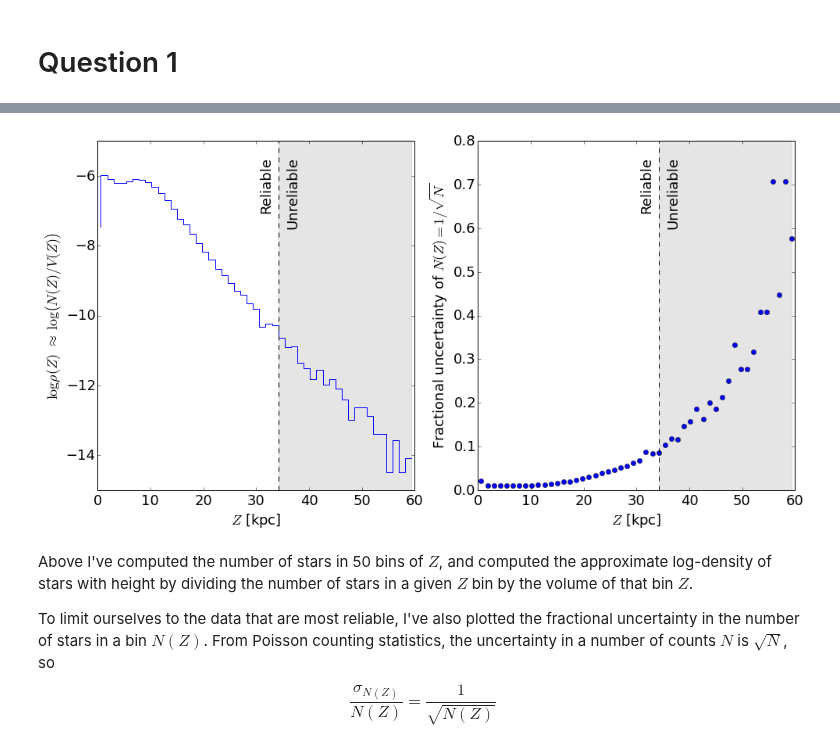
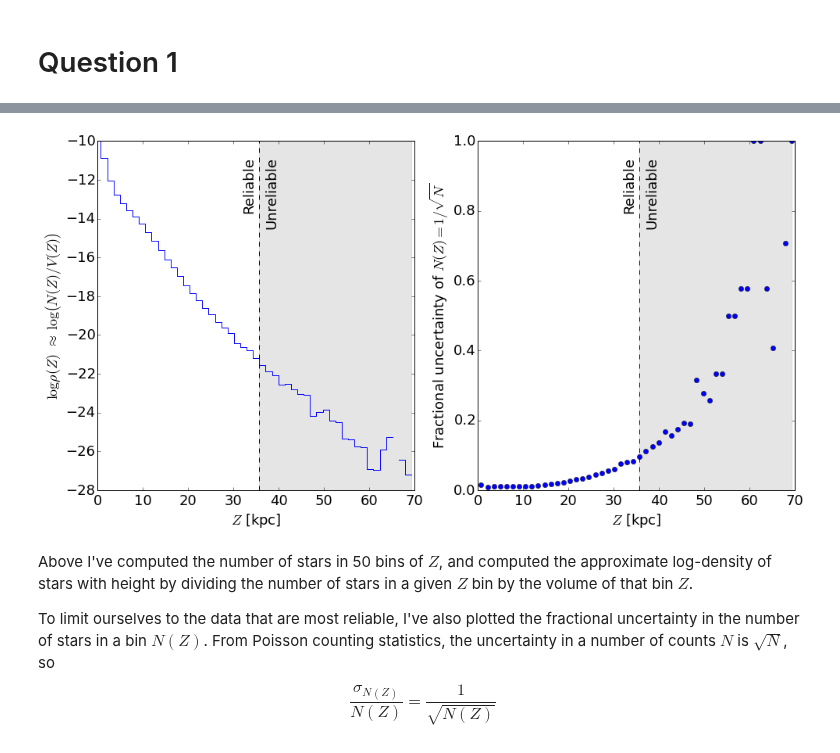
Before and after one commit to ivezic/Astr511, a Jupyter notebook: HW2015/Project1/Astr511_HW1_Morris.ipynb, the cells around one changed output, grey strips where cells are left out. Saved outputs shown, nothing was run; the diff lists cells and outputs as text; code cells hidden in the pictures.

```diff
--- a/HW2015/Project1/Astr511_HW1_Morris.ipynb
+++ b/HW2015/Project1/Astr511_HW1_Morris.ipynb
@@ -63,6 +63,6 @@ data['M_r^0'] = -5.06 + 14.32*x - 12.97*x**2 + 6.127*x**3 - 1.267*x**4 + 0.0967*
 data['M_r'] = data['M_r^0'] + data['DeltaM_r']
 
 # Calculate distance D=Z in parsecs
-data['D'] = 10 * 10**((data['r'] - data['M_r'])/5)
+data['D'] = 10 * 10**((data['r'] - data['M_r'])/5.)
 # %% [markdown]
 # Question 1
@@ -72,54 +77,62 @@ def logdensity(lower, upper, metallicitylimit=None, Nbins=50):
     Find density of stars in range of Z bins with
     lower < g - r < upper.
     '''
+    # Get stars within color limits:
     x = data['g'] - data['r']
     incolorlimits = (lower < x)*(x < upper)
+
+    # For question 3:
+    # Get stars within metallicity limits:
     if metallicitylimit is None:
+        # If no metallicity limits are specified, make array of Trues
         inmetallicitylimit = np.ones_like(x).astype(bool)
-    elif metallicitylimit['sign'] == '>':
-        inmetallicitylimit = data['metallicity'] > metallicitylimit['limit']
     else:
-        inmetallicitylimit = data['metallicity'] < metallicitylimit['limit']
+        inmetallicitylimit = metallicitylimit
 
     inalllimits = incolorlimits * inmetallicitylimit
     Omega = 314.0*np.pi/180 # solid angle in radians
 
     # Compute density histogram for stars in the g-r color range
-    N_z, binedges = np.histogram(data['D'][inalllimits], Nbins, range=[0,6e4])
+    N_z, binedges = np.histogram(data['D'][inalllimits], Nbins, range=[0,7e4])
     z_bincenters_pc = [0.5*(binedges[i] + binedges[i+1]) for i in range(len(binedges) - 1)]
     z_bincenters_kpc = 1e-3 * np.array(z_bincenters_pc)
-    V_z = [0.5*Omega*(binedges[i+1] - binedges[i])**2 for i in range(len(binedges) - 1)]
+    V_z = [2*np.pi/3 * (binedges[i+1]**3 - binedges[i]**3) * (np.cos(0) - np.cos(np.radians(10)))
+           for i in range(len(binedges) - 1)]
     rho_z = N_z / V_z
 
+    # For question 1:
     # Compute limit in Z where fractional Poisson errors are <10%
     fractionalerr = 1./np.sqrt(N_z)
     maxreliableZ = np.max(z_bincenters_kpc[fractionalerr <= 0.10])
 
-    return z_bincenters_kpc, rho_z, maxreliableZ
+    # For question 4:
+    rmags = data['r'][inalllimits]
 
-z_bincenters_kpc, rho_z, maxreliableZ = logdensity(0.2, 0.4)
+    return z_bincenters_kpc, rho_z, N_z, maxreliableZ, rmags
+
+z_bincenters_kpc, rho_z, N_z, maxreliableZ, _ = logdensity(0.2, 0.4)
 
 fig, ax = plt.subplots(1, 2, figsize=(16,8))
 ax[0].plot(z_bincenters_kpc, np.log(rho_z), ls='steps')
 ax[0].set_ylabel(r'$\log \rho(Z) \, \approx \, \log \left( N(Z)/V(Z) \right)$')
 
 ax[1].plot(z_bincenters_kpc, 1./np.sqrt(N_z), 'o')
 ax[1].set_ylabel(r'Fractional uncertainty of $ N(Z) = 1/\sqrt{N}$')
 
 for axis in ax:
     axis.set_xlabel('$Z$ [kpc]')
     axis.axvline(maxreliableZ, ls='--', color='k')
     y_annotate = axis.get_ylim()[1] - 0.05*abs(np.diff(axis.get_ylim()))
     axis.annotate('Reliable', xy=(maxreliableZ-2, y_annotate), ha='center', va='top', rotation=90)
     axis.annotate('Unreliable', xy=(maxreliableZ+3, y_annotate), ha='center', va='top', rotation=90)
     ylims = axis.get_ylim()
     axis.fill_between(np.linspace(maxreliableZ, np.max(z_bincenters_kpc), 10),
                       ylims[0], ylims[1], color='k', alpha=0.1)
     axis.set_ylim(ylims)
 
 plt.show()
 # %% [output]
-[figure, old version]
+[figure, new version]
 # %% [markdown]
 Above I've computed the number of stars in 50 bins of $Z$, and computed the approximate log-density of stars with height by dividing the number of stars in a given $Z$ bin by the volume of that bin $Z$.
 
```
Also changed, not shown: parts of 5 cells of this notebook.
